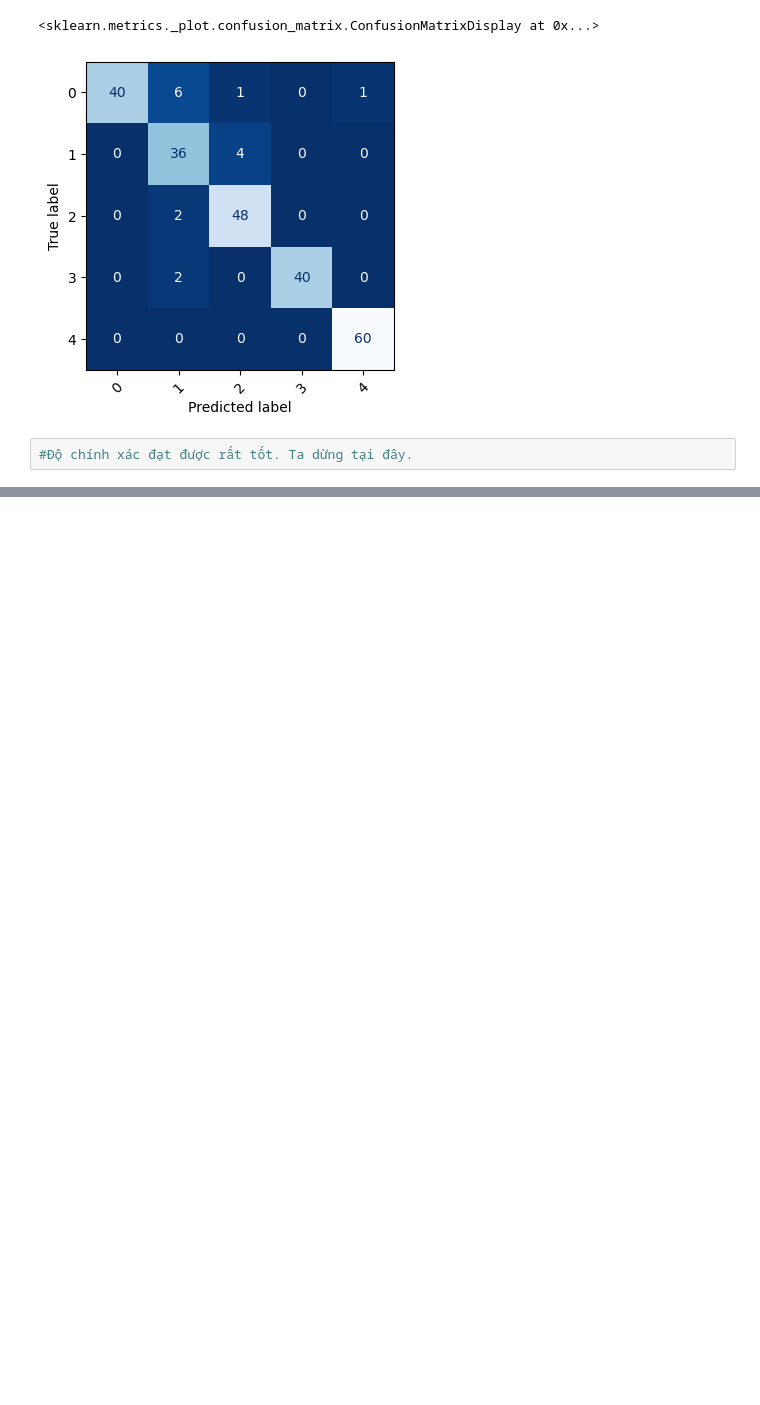
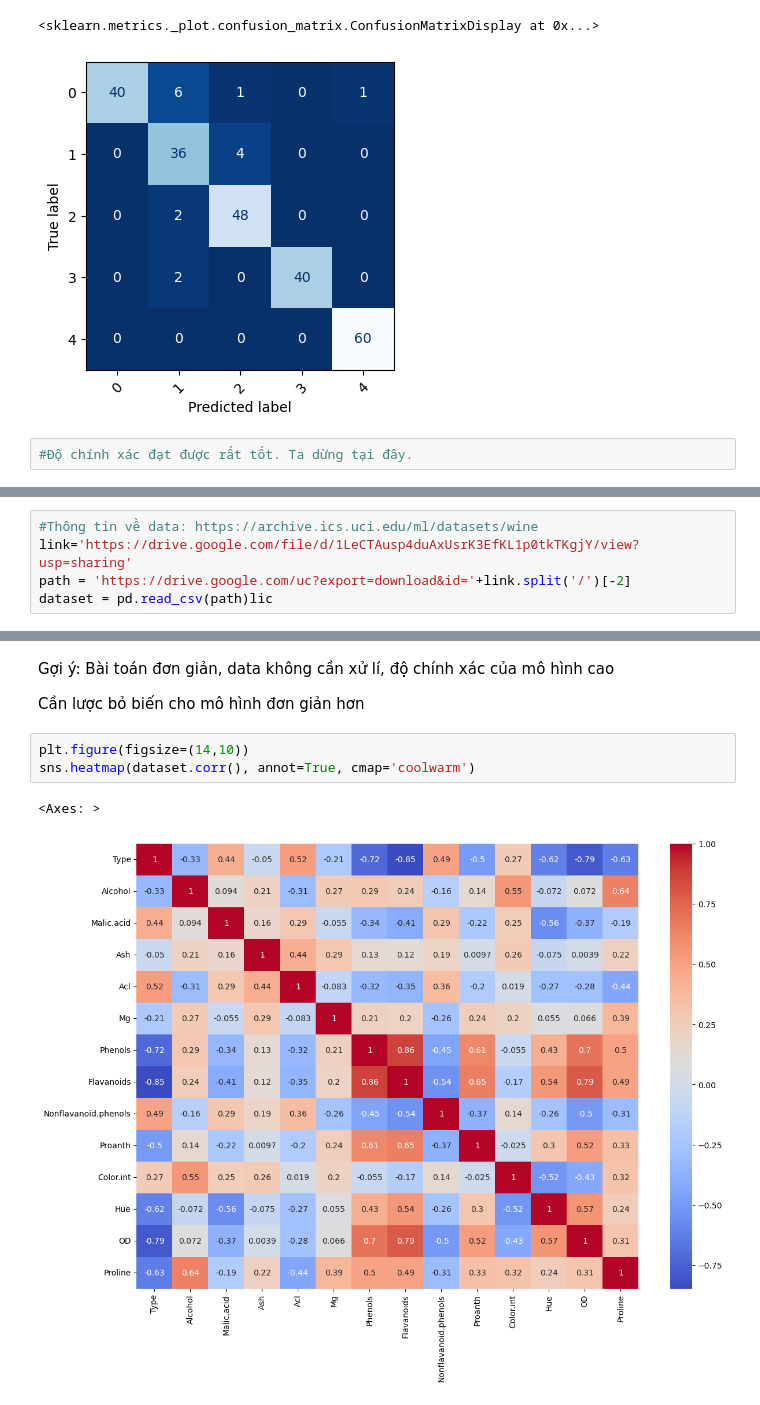
Before and after one commit to ltqnkhtn12/midExam_XDA, a Jupyter notebook: mid_exam.ipynb, the cells around one changed output, grey strips where cells are left out. Drawn from its saved outputs; the diff is of its cells as text; blank space fills up the shorter version.

```diff
--- a/mid_exam.ipynb
+++ b/mid_exam.ipynb
@@ -2085,0 +2088,5 @@ Tỉ lệ dự đoán chính xác của nhóm 4 là :  1.0
+# %%
+#Thông tin về data: https://archive.ics.uci.edu/ml/datasets/wine
+link='https://drive.google.com/file/d/1LeCTAusp4duAxUsrK3EfKL1p0tkTKgjY/view?usp=sharing'
+path = 'https://drive.google.com/uc?export=download&id='+link.split('/')[-2]
+dataset = pd.read_csv(path)lic
@@ -2085,0 +2102,10 @@ Tỉ lệ dự đoán chính xác của nhóm 4 là :  1.0
+# %% [markdown]
+Gợi ý: Bài toán đơn giản, data không cần xử lí, độ chính xác của mô hình cao
+
+Cần lược bỏ biến cho mô hình đơn giản hơn
+# %%
+plt.figure(figsize=(14,10))
+sns.heatmap(dataset.corr(), annot=True, cmap='coolwarm')
+# %% [output]
+<Axes: >
+[figure, added]
```
Also changed, not shown: parts of 6 cells of this notebook.
